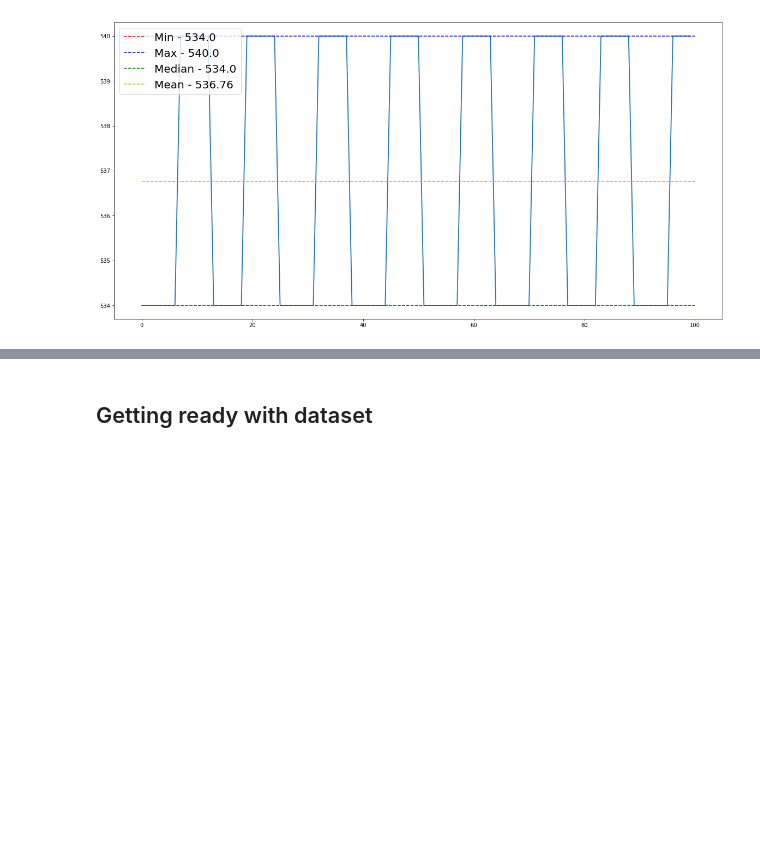
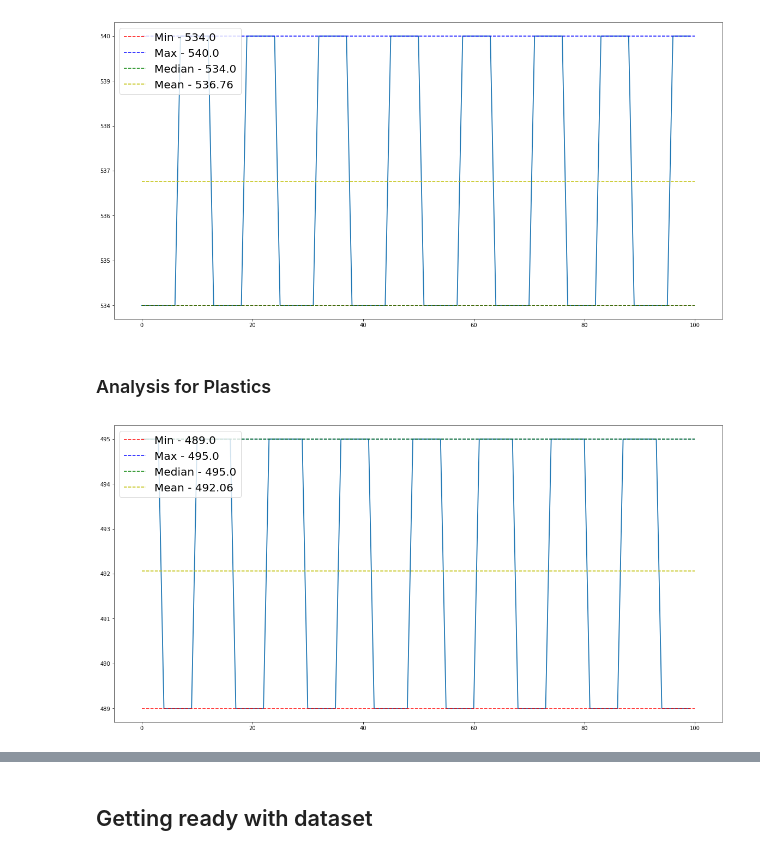
Before and after one commit to AnshulHedau/Pehchaan-The-Identifier, a Jupyter notebook: Data_Analysis_Python/Data Classification.ipynb, the cells around one changed output, grey strips where cells are left out. Saved outputs shown, nothing was run; the diff lists cells and outputs as text; code cells hidden in the pictures; blank space fills up the shorter version.

Commit message:
Added Visualization for range analysis

```diff
--- a/Data_Analysis_Python/Data Classification.ipynb
+++ b/Data_Analysis_Python/Data Classification.ipynb
@@ -194,3 +196,9 @@ def statistics_plot(single_plot_value):
 statistics_plot(dataset_ceremic[1])
 # %% [output]
 [figure]
+# %% [markdown]
+### Analysis for Plastics
+# %%
+statistics_plot(dataset_plastic[1])
+# %% [output]
+[figure, added]
```
Also changed, not shown: parts of 14 cells of this notebook.
